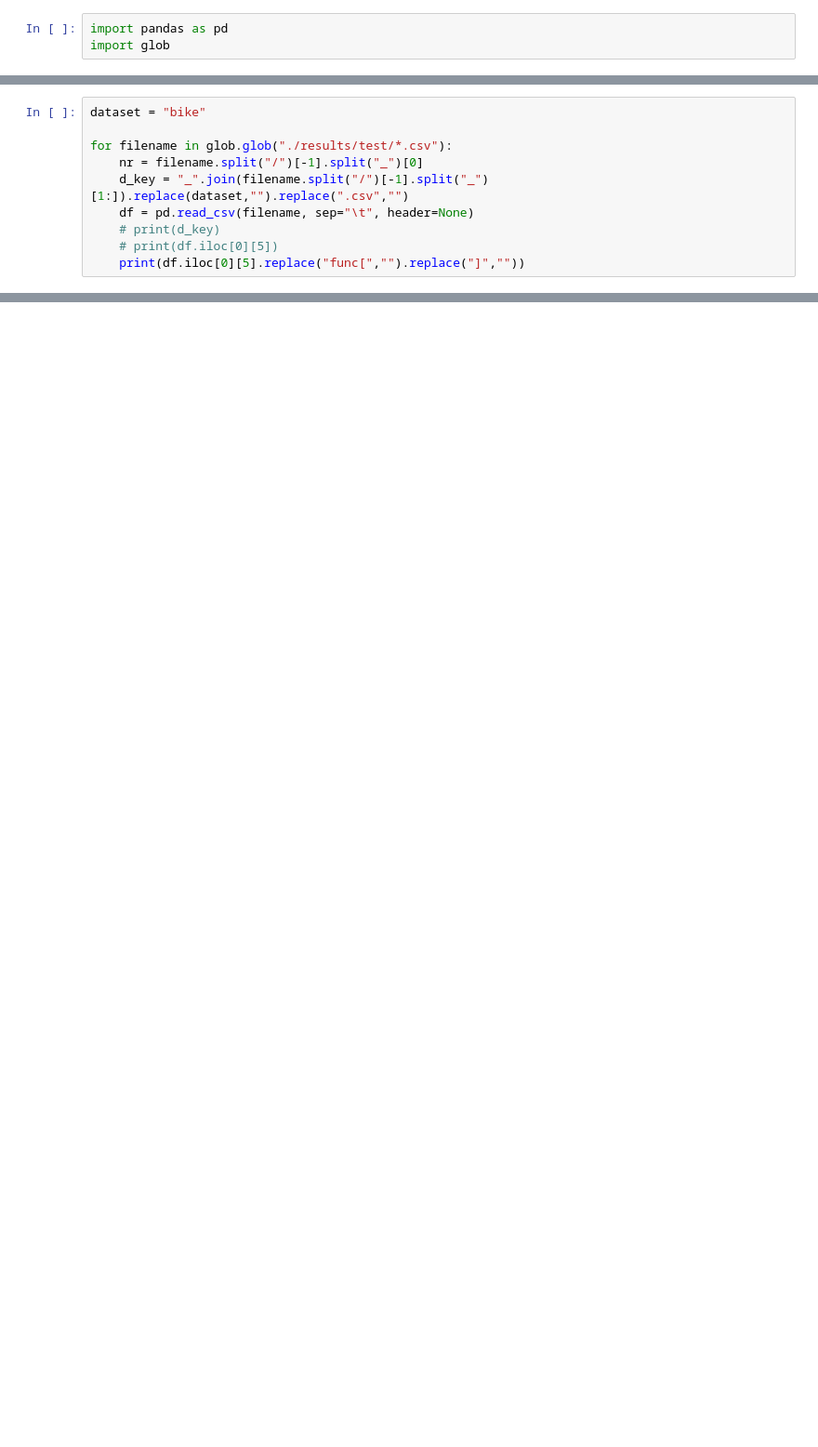
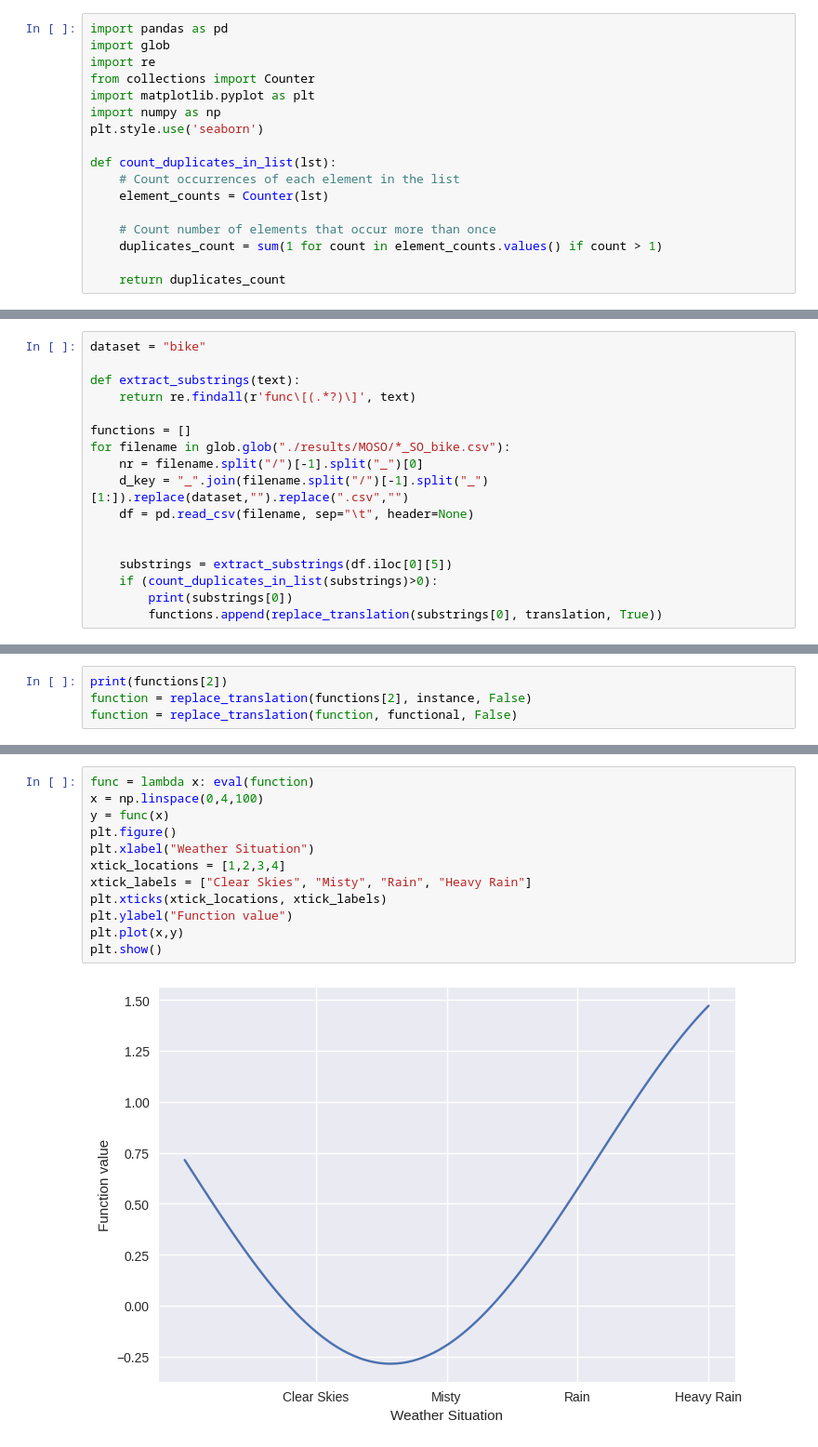
Before and after one commit to matigekunstintelligentie/MultiGPG, a Jupyter notebook: qualitative_analysis.ipynb, the cells around one changed output, grey strips where cells are left out. Shown: that part at 93% size. Drawn from its saved outputs; the diff is of its cells as text; blank space fills up the shorter version.

```diff
--- a/qualitative_analysis.ipynb
+++ b/qualitative_analysis.ipynb
@@ -1,3 +1,17 @@
 # %%
 import pandas as pd
 import glob
+import re
+from collections import Counter
+import matplotlib.pyplot as plt
+import numpy as np
+plt.style.use('seaborn')
+
+def count_duplicates_in_list(lst):
+    # Count occurrences of each element in the list
+    element_counts = Counter(lst)
+
+    # Count number of elements that occur more than once
+    duplicates_count = sum(1 for count in element_counts.values() if count > 1)
+
+    return duplicates_count
@@ -4,11 +36,18 @@ import glob
 # %%
 dataset = "bike"
 
-for filename in glob.glob("./results/test/*.csv"):
+def extract_substrings(text):
+    return re.findall(r'func\[(.*?)\]', text)
+
+functions = []
+for filename in glob.glob("./results/MOSO/*_SO_bike.csv"):
     nr = filename.split("/")[-1].split("_")[0]
     d_key = "_".join(filename.split("/")[-1].split("_")[1:]).replace(dataset,"").replace(".csv","")
     df = pd.read_csv(filename, sep="\t", header=None)
-    # print(d_key)
-    # print(df.iloc[0][5])
-    print(df.iloc[0][5].replace("func[","").replace("]",""))
+
+
+    substrings = extract_substrings(df.iloc[0][5])
+    if (count_duplicates_in_list(substrings)>0):
+        print(substrings[0])
+        functions.append(replace_translation(substrings[0], translation, True))
 # %% [output]
@@ -64,0 +78,4 @@ for filename in glob.glob("./results/multi_trees/*.csv"):
+# %%
+print(functions[2])
+function = replace_translation(functions[2], instance, False)
+function = replace_translation(function, functional, False)
@@ -64,0 +84,14 @@ for filename in glob.glob("./results/multi_trees/*.csv"):
+# %%
+func = lambda x: eval(function)
+x = np.linspace(0,4,100)
+y = func(x)
+plt.figure()
+plt.xlabel("Weather Situation")
+xtick_locations = [1,2,3,4]
+xtick_labels = ["Clear Skies", "Misty", "Rain", "Heavy Rain"]
+plt.xticks(xtick_locations, xtick_labels)
+plt.ylabel("Function value")
+plt.plot(x,y)
+plt.show()
+# %% [output]
+[figure, added]
```
Also changed, not shown: parts of 4 cells of this notebook.
